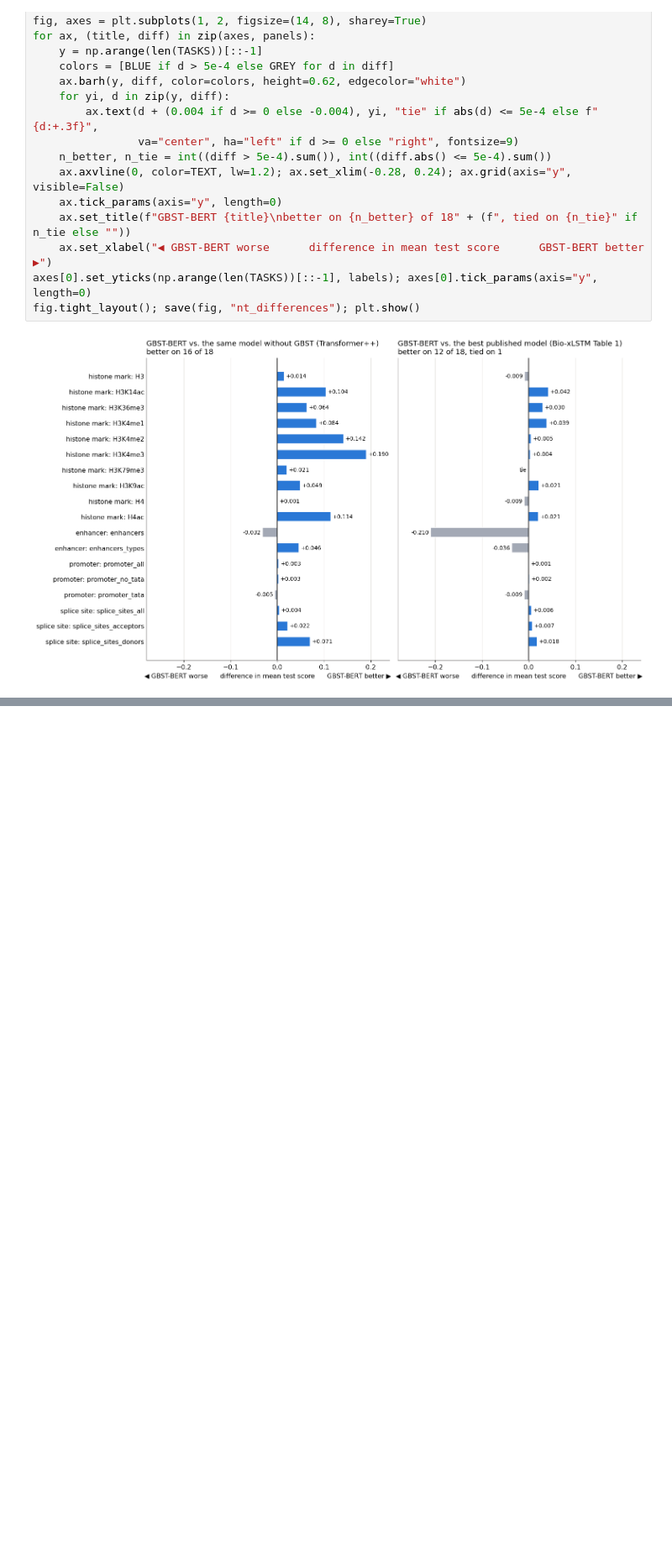
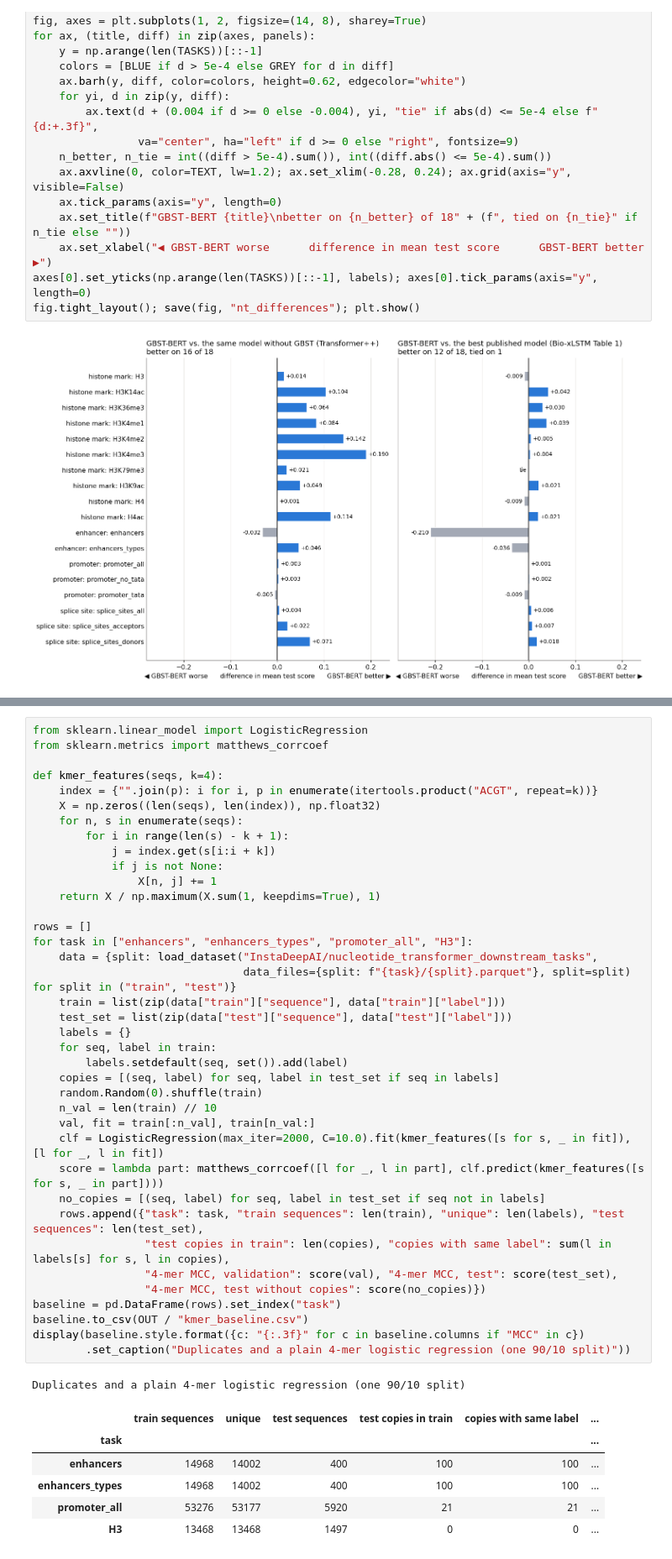
Before and after one commit to OMAR622-ai/dna-xlstm-charna, a Jupyter notebook: notebooks/GBST_BERT_full_pipeline.ipynb, the cells around one changed output, grey strips where cells are left out. Shown at 84% size. Saved outputs shown, nothing was run; the diff lists cells and outputs as text; blank space fills up the shorter version.

```diff
--- a/notebooks/GBST_BERT_full_pipeline.ipynb
+++ b/notebooks/GBST_BERT_full_pipeline.ipynb
@@ -873,0 +945,46 @@ fig.tight_layout(); save(fig, "nt_differences"); plt.show()
+# %%
+from sklearn.linear_model import LogisticRegression
+from sklearn.metrics import matthews_corrcoef
+
+def kmer_features(seqs, k=4):
+    index = {"".join(p): i for i, p in enumerate(itertools.product("ACGT", repeat=k))}
+    X = np.zeros((len(seqs), len(index)), np.float32)
+    for n, s in enumerate(seqs):
+        for i in range(len(s) - k + 1):
+            j = index.get(s[i:i + k])
+            if j is not None:
+                X[n, j] += 1
+    return X / np.maximum(X.sum(1, keepdims=True), 1)
+
+rows = []
+for task in ["enhancers", "enhancers_types", "promoter_all", "H3"]:
+    data = {split: load_dataset("InstaDeepAI/nucleotide_transformer_downstream_tasks",
+                                data_files={split: f"{task}/{split}.parquet"}, split=split) for split in ("train", "test")}
+    train = list(zip(data["train"]["sequence"], data["train"]["label"]))
+    test_set = list(zip(data["test"]["sequence"], data["test"]["label"]))
+    labels = {}
+    for seq, label in train:
+        labels.setdefault(seq, set()).add(label)
+    copies = [(seq, label) for seq, label in test_set if seq in labels]
+    random.Random(0).shuffle(train)
+    n_val = len(train) // 10
+    val, fit = train[:n_val], train[n_val:]
+    clf = LogisticRegression(max_iter=2000, C=10.0).fit(kmer_features([s for s, _ in fit]), [l for _, l in fit])
+    score = lambda part: matthews_corrcoef([l for _, l in part], clf.predict(kmer_features([s for s, _ in part])))
+    no_copies = [(seq, label) for seq, label in test_set if seq not in labels]
+    rows.append({"task": task, "train sequences": len(train), "unique": len(labels), "test sequences": len(test_set),
+                 "test copies in train": len(copies), "copies with same label": sum(l in labels[s] for s, l in copies),
+                 "4-mer MCC, validation": score(val), "4-mer MCC, test": score(test_set),
+                 "4-mer MCC, test without copies": score(no_copies)})
+baseline = pd.DataFrame(rows).set_index("task")
+baseline.to_csv(OUT / "kmer_baseline.csv")
+display(baseline.style.format({c: "{:.3f}" for c in baseline.columns if "MCC" in c})
+        .set_caption("Duplicates and a plain 4-mer logistic regression (one 90/10 split)"))
+# %% [output]
+Duplicates and a plain 4-mer logistic regression (one 90/10 split)
+|  | train sequences | unique | test sequences | test copies in train | copies with same label | ... |
+| task |  |  |  |  |  | ... |
+| enhancers | 14968 | 14002 | 400 | 100 | 100 | ... |
+| enhancers_types | 14968 | 14002 | 400 | 100 | 100 | ... |
+| promoter_all | 53276 | 53177 | 5920 | 21 | 21 | ... |
+| H3 | 13468 | 13468 | 1497 | 0 | 0 | ... |
```
Also changed, not shown: parts of 16 cells of this notebook, 15 other files.
